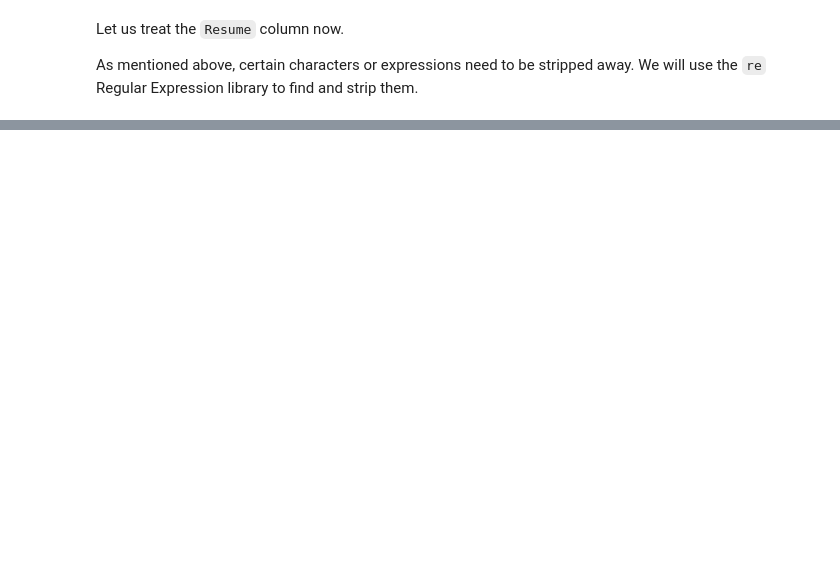
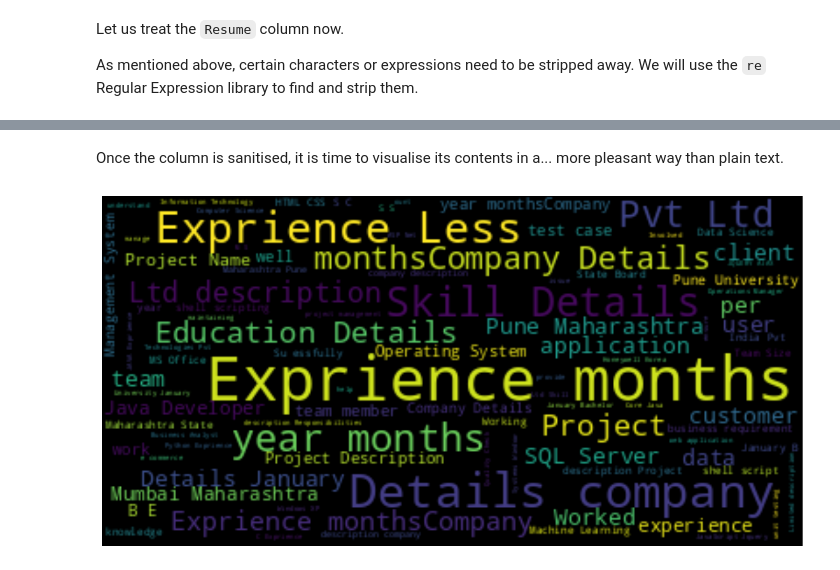
Before and after one commit to AdameBf/resume-classifier, a Jupyter notebook: ResumeParser.ipynb, the cells around one changed output, grey strips where cells are left out. Cells and saved outputs as stored; diff of their text form; code cells hidden in the pictures; blank space fills up the shorter version.

Commit message:
[DataVis] Finish word cloud, improve structure of the document

```diff
--- a/ResumeParser.ipynb
+++ b/ResumeParser.ipynb
@@ -132,3 +178,21 @@ pd.get_dummies(resume_data['Category'], prefix='cat')
 Let us treat the ``Resume`` column now.
 
 As mentioned above, certain characters or expressions need to be stripped away. We will use the ``re`` Regular Expression library to find and strip them.
+# %%
+# Create a new column for sanitised resumes
+resume_data['sanitised_resume'] = ''
+
+# Define a function for resume sanitisation
+def sanitise(resume_text):
+    resume_text = re.sub('http\S+\s*', ' ', resume_text)  # remove URLs
+    resume_text = re.sub('RT|cc', ' ', resume_text)  # remove RT and cc
+    resume_text = re.sub('#\S+', '', resume_text)  # remove hashtags
+    resume_text = re.sub('@\S+', '  ', resume_text)  # remove mentions
+    resume_text = re.sub('[%s]' % re.escape("""!"#$%&'()*+,-./:;<=>?@[\]^_`{|}~"""), ' ', resume_text)  # remove punctuations
+    resume_text = re.sub(r'[^\x00-\x7f]',r' ', resume_text)
+    resume_text = re.sub('\s+', ' ', resume_text)  # remove extra whitespace
+    return resume_text
+
+# Apply the function to the dataset
+resume_data['sanitised_resume'] = resume_data['Resume'].apply(lambda x: sanitise(x))
+resume_data.head()
@@ -134,0 +206,26 @@ As mentioned above, certain characters or expressions need to be stripped away.
+# %% [markdown]
+Once the column is sanitised, it is time to visualise its contents in a... more pleasant way than plain text.
+# %%
+# Let us build a word cloud
+
+# To this end, we will need to look at the words of our sentence
+stop_words = set(stopwords.words('english'))
+sentences = resume_data['Resume'].values
+sanitised_sentences = ''
+words = []
+
+for element in sentences:
+    sanitised_text = sanitise(element)
+    sanitised_sentences += sanitised_text
+    words_of_current_element = nltk.word_tokenize(sanitised_text)
+    for word in words_of_current_element:
+        if word not in (set(stopwords.words('english') + ["''"]).union(set(string.punctuation))):
+            words.append(word)
+
+word_cloud = WordCloud().generate(sanitised_sentences)
+plt.figure(figsize=(15,15))
+plt.imshow(word_cloud, interpolation='bilinear')
+plt.axis("off")
+plt.show()
+# %% [output]
+[figure, added]
```
Also changed, not shown: parts of 11 cells of this notebook.
